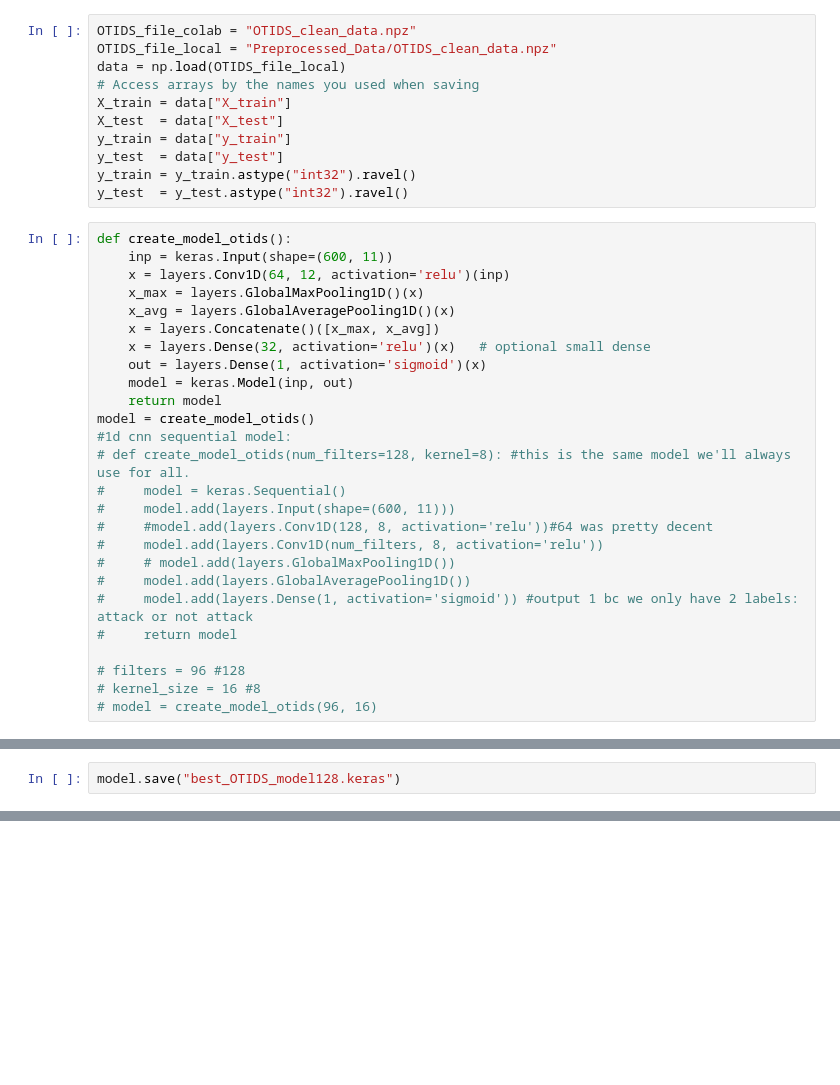
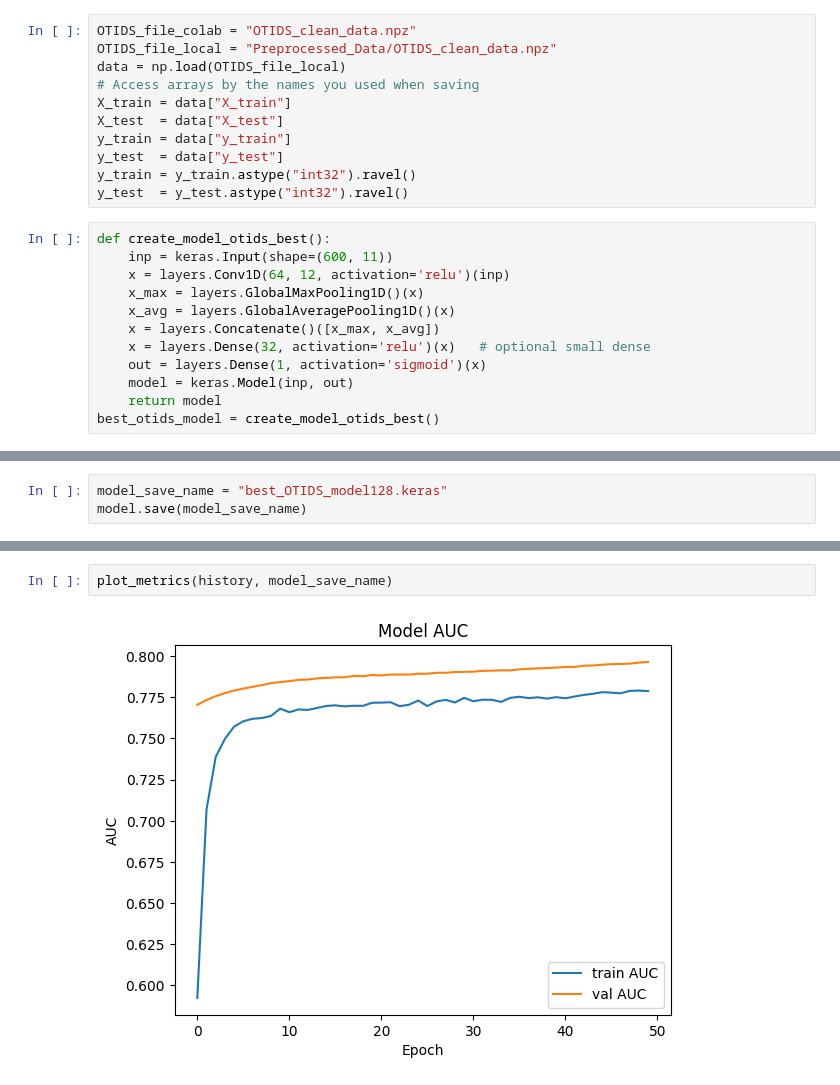
Before and after one commit to CPQE/EmbeddedMLFinalProj, a Jupyter notebook: model_training_OTIDS.ipynb, the cells around one changed output, grey strips where cells are left out. Cells and saved outputs as stored; diff of their text form; blank space fills up the shorter version.

```diff
--- a/model_training_OTIDS.ipynb
+++ b/model_training_OTIDS.ipynb
@@ -21,7 +22,7 @@ y_test  = data["y_test"]
 y_train = y_train.astype("int32").ravel()
 y_test  = y_test.astype("int32").ravel()
 # %%
-def create_model_otids():
+def create_model_otids_best():
     inp = keras.Input(shape=(600, 11))
     x = layers.Conv1D(64, 12, activation='relu')(inp)
     x_max = layers.GlobalMaxPooling1D()(x)
@@ -31,18 +32,4 @@ def create_model_otids():
     out = layers.Dense(1, activation='sigmoid')(x)
     model = keras.Model(inp, out)
     return model
-model = create_model_otids()
-#1d cnn sequential model:
-# def create_model_otids(num_filters=128, kernel=8): #this is the same model we'll always use for all.
-#     model = keras.Sequential()
-#     model.add(layers.Input(shape=(600, 11)))
-#     #model.add(layers.Conv1D(128, 8, activation='relu'))#64 was pretty decent
-#     model.add(layers.Conv1D(num_filters, 8, activation='relu'))
-#     # model.add(layers.GlobalMaxPooling1D())
-#     model.add(layers.GlobalAveragePooling1D())
-#     model.add(layers.Dense(1, activation='sigmoid')) #output 1 bc we only have 2 labels: attack or not attack
-#     return model
-
-# filters = 96 #128
-# kernel_size = 16 #8
-# model = create_model_otids(96, 16)
+best_otids_model = create_model_otids_best()
@@ -108,2 +109,3 @@ Test F1: 0.8025034666061401
 # %%
-model.save("best_OTIDS_model128.keras")
+model_save_name = "best_OTIDS_model128.keras"
+model.save(model_save_name)
@@ -115,0 +112,4 @@ plot_metrics(history)
+# %%
+plot_metrics(history, model_save_name)
+# %% [output]
+[figure, added]
```
Also changed, not shown: parts of 10 cells of this notebook, 4 other files.
